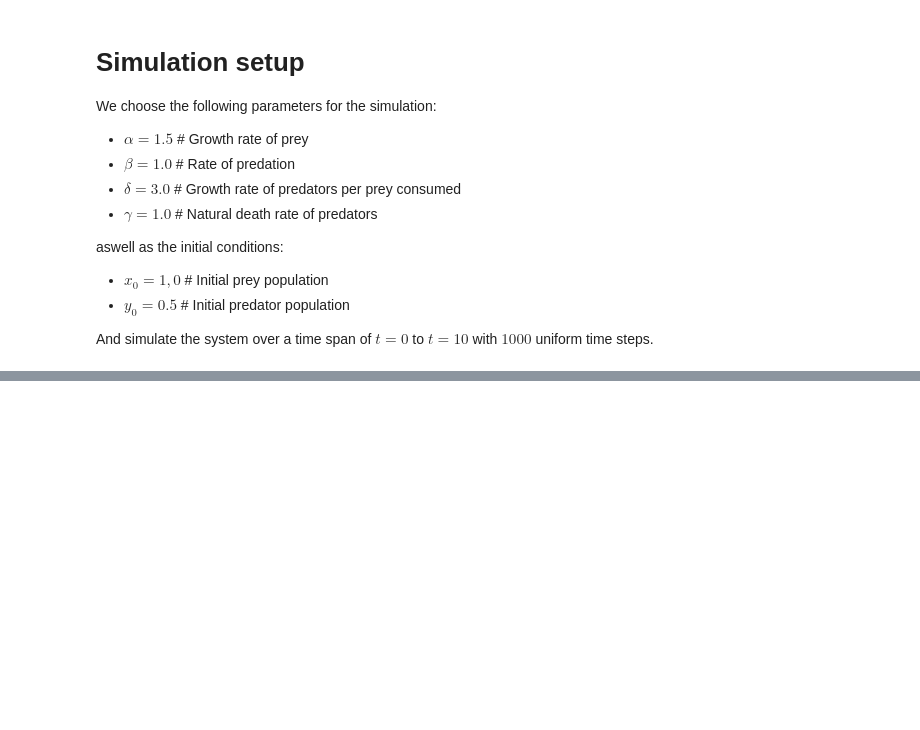
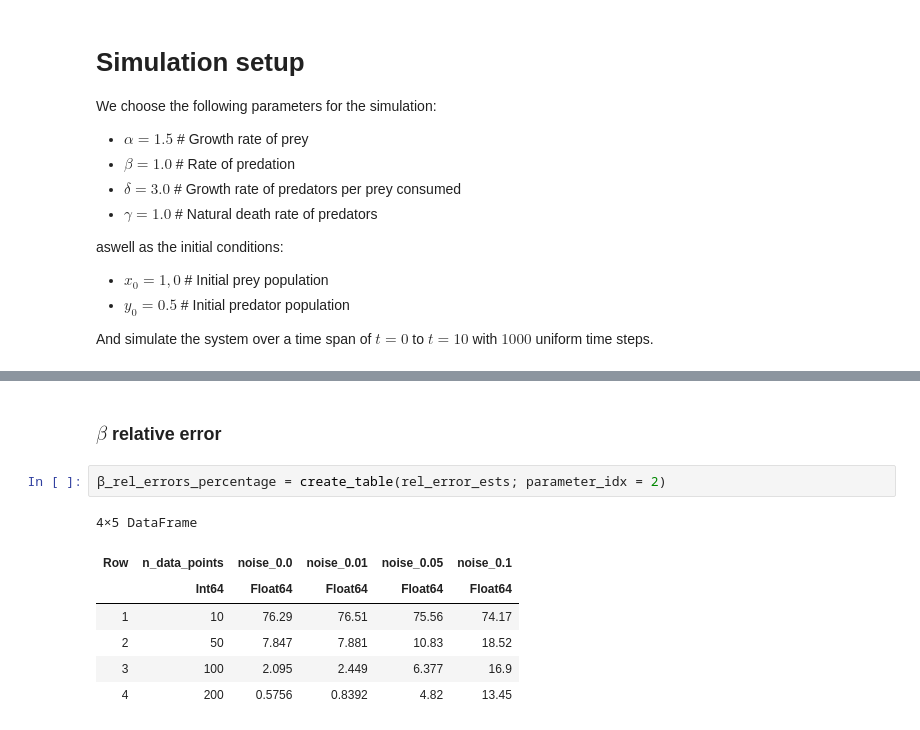
Before and after one commit to MEGAjosni/Physics-Informed-Regression, a Jupyter notebook: scripts/lotka_volterra.ipynb, the cells around one changed output, grey strips where cells are left out. Drawn from its saved outputs; the diff is of its cells as text; blank space fills up the shorter version.

```diff
--- a/scripts/lotka_volterra.ipynb
+++ b/scripts/lotka_volterra.ipynb
@@ -145,0 +199,12 @@ Closest candidates are:
+# %% [markdown]
+### $\beta$ relative error
+# %%
+β_rel_errors_percentage = create_table(rel_error_ests; parameter_idx = 2)
+# %% [output]
+4×5 DataFrame
+| Row | n_data_points | noise_0.0 | noise_0.01 | noise_0.05 | noise_0.1 |
+|  | Int64 | Float64 | Float64 | Float64 | Float64 |
+| 1 | 10 | 76.29 | 76.51 | 75.56 | 74.17 |
+| 2 | 50 | 7.847 | 7.881 | 10.83 | 18.52 |
+| 3 | 100 | 2.095 | 2.449 | 6.377 | 16.9 |
+| 4 | 200 | 0.5756 | 0.8392 | 4.82 | 13.45 |
```
Also changed, not shown: parts of 18 cells of this notebook, 7 other files.
